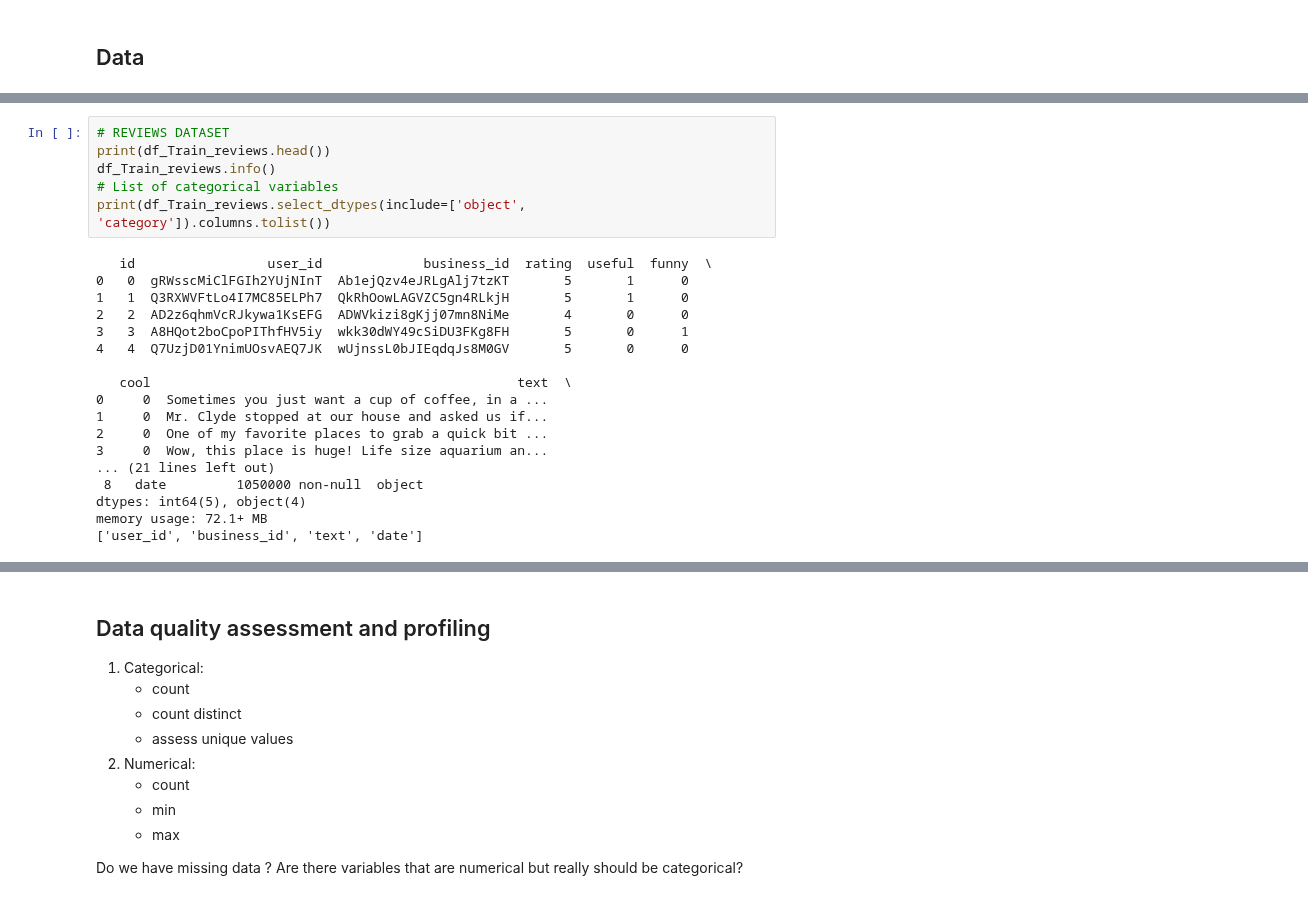
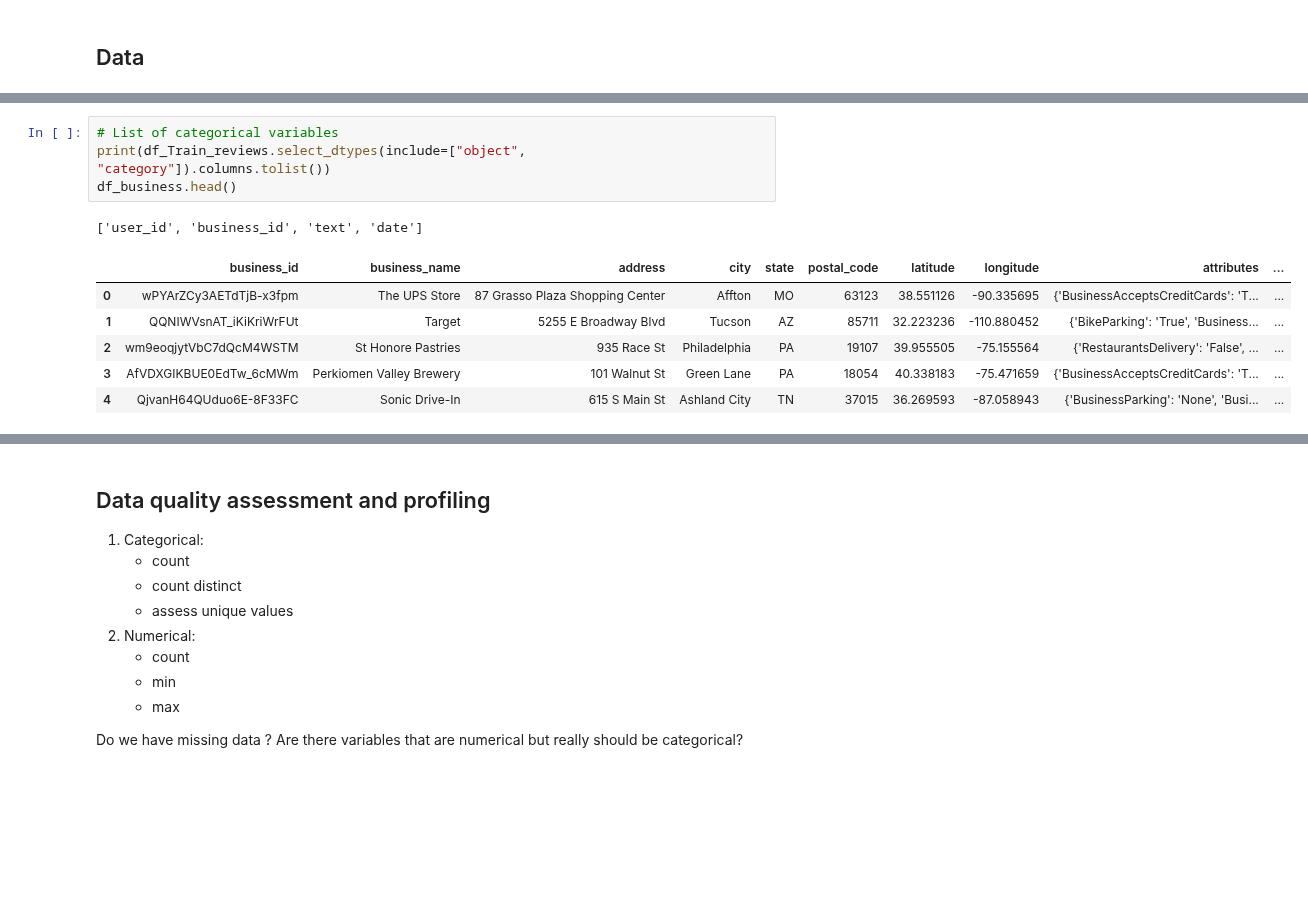
Before and after one commit to Kamiryu/nlp-customer-review-analysis, a Jupyter notebook: task_1.ipynb, the cells around one changed output, grey strips where cells are left out. Saved outputs shown, nothing was run; the diff lists cells and outputs as text; blank space fills up the shorter version.

```diff
--- a/task_1.ipynb
+++ b/task_1.ipynb
@@ -41,24 +154,12 @@ memory usage: 108.4+ MB
 # %%
-# REVIEWS DATASET
-print(df_Train_reviews.head())
-df_Train_reviews.info()
 # List of categorical variables
-print(df_Train_reviews.select_dtypes(include=['object', 'category']).columns.tolist())
+print(df_Train_reviews.select_dtypes(include=["object", "category"]).columns.tolist())
+df_business.head()
 # %% [output]
-   id                 user_id             business_id  rating  useful  funny  \
-0   0  gRWsscMiClFGIh2YUjNInT  Ab1ejQzv4eJRLgAlj7tzKT       5       1      0
-1   1  Q3RXWVFtLo4I7MC85ELPh7  QkRhOowLAGVZC5gn4RLkjH       5       1      0
-2   2  AD2z6qhmVcRJkywa1KsEFG  ADWVkizi8gKjj07mn8NiMe       4       0      0
-3   3  A8HQot2boCpoPIThfHV5iy  wkk30dWY49cSiDU3FKg8FH       5       0      1
-4   4  Q7UzjD01YnimUOsvAEQ7JK  wUjnssL0bJIEqdqJs8M0GV       5       0      0
-
-   cool                                               text  \
-0     0  Sometimes you just want a cup of coffee, in a ...
-1     0  Mr. Clyde stopped at our house and asked us if...
-2     0  One of my favorite places to grab a quick bit ...
-3     0  Wow, this place is huge! Life size aquarium an...
-... (21 lines left out)
- 8   date         1050000 non-null  object
-dtypes: int64(5), object(4)
-memory usage: 72.1+ MB
 ['user_id', 'business_id', 'text', 'date']
+|  | business_id | business_name | address | city | state | postal_code | latitude | longitude | attributes | ... |
+| 0 | wPYArZCy3AETdTjB-x3fpm | The UPS Store | 87 Grasso Plaza Shopping Center | Affton | MO | 63123 | 38.551126 | -90.335695 | {'BusinessAcceptsCreditCards': 'T... | ... |
+| 1 | QQNIWVsnAT_iKiKriWrFUt | Target | 5255 E Broadway Blvd | Tucson | AZ | 85711 | 32.223236 | -110.880452 | {'BikeParking': 'True', 'Business... | ... |
+| 2 | wm9eoqjytVbC7dQcM4WSTM | St Honore Pastries | 935 Race St | Philadelphia | PA | 19107 | 39.955505 | -75.155564 | {'RestaurantsDelivery': 'False', ... | ... |
+| 3 | AfVDXGIKBUE0EdTw_6cMWm | Perkiomen Valley Brewery | 101 Walnut St | Green Lane | PA | 18054 | 40.338183 | -75.471659 | {'BusinessAcceptsCreditCards': 'T... | ... |
+| 4 | QjvanH64QUduo6E-8F33FC | Sonic Drive-In | 615 S Main St | Ashland City | TN | 37015 | 36.269593 | -87.058943 | {'BusinessParking': 'None', 'Busi... | ... |
```
Also changed, not shown: parts of 16 cells of this notebook.
